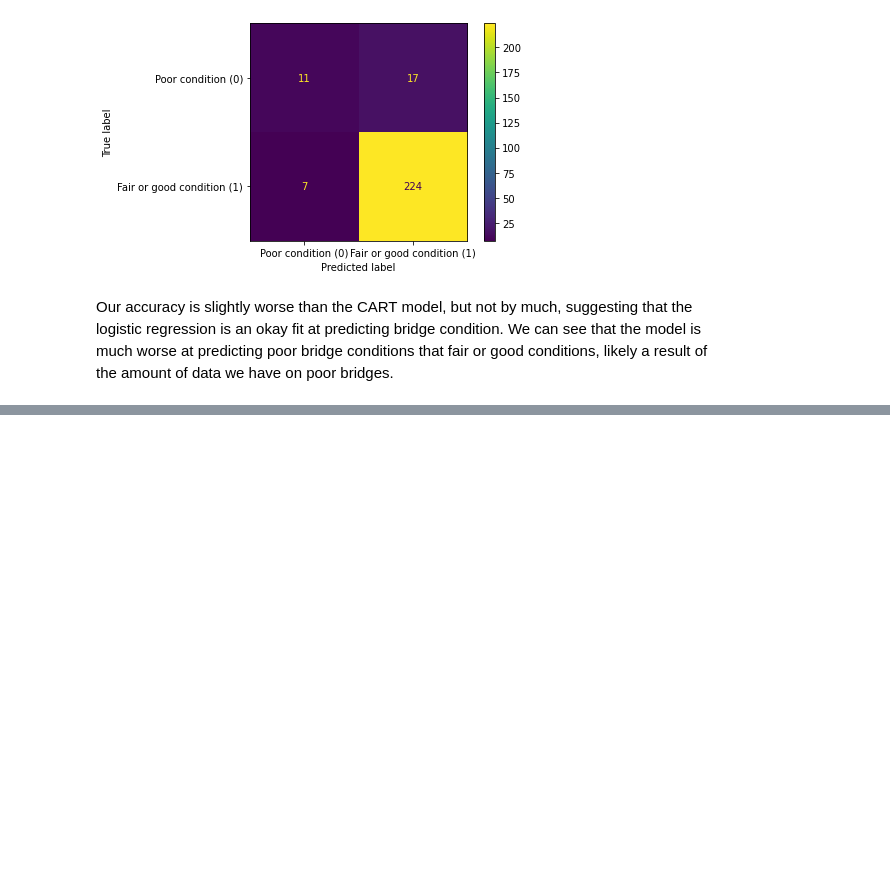
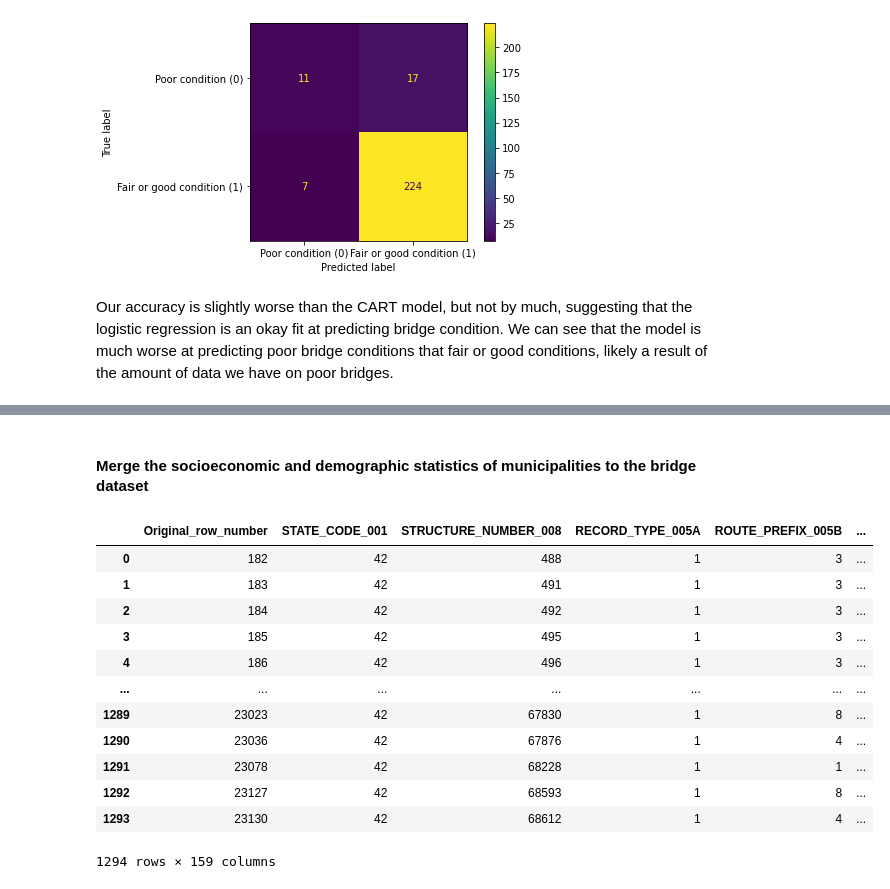
Before and after one commit to megan0422/DABPFinalProject, a Jupyter notebook: Bridge_Only_Classification_Models_Final.ipynb, the cells around one changed output, grey strips where cells are left out. Cells and saved outputs as stored; diff of their text form; code cells hidden in the pictures; blank space fills up the shorter version.

```diff
--- a/Bridge_Only_Classification_Models_Final.ipynb
+++ b/Bridge_Only_Classification_Models_Final.ipynb
@@ -493,0 +486,3 @@ Our accuracy is slightly worse than the CART model, but not by much, suggesting
+# %%
+#Convert the keys of the dictionary to string characters
+CensusTracts_to_Municipality_dict = {str(key): str(value) for key, value in CensusTracts_to_Municipality_dict.items()}
@@ -493,0 +651,2 @@ Our accuracy is slightly worse than the CART model, but not by much, suggesting
+# %% [markdown]
+#### Merge the socioeconomic and demographic statistics of municipalities to the bridge dataset
@@ -493,0 +677,16 @@ Our accuracy is slightly worse than the CART model, but not by much, suggesting
+# %%
+Bridges_Municipalities_Demographics_df
+# %% [output]
+|  | Original_row_number | STATE_CODE_001 | STRUCTURE_NUMBER_008 | RECORD_TYPE_005A | ROUTE_PREFIX_005B | ... |
+| 0 | 182 | 42 | 488 | 1 | 3 | ... |
+| 1 | 183 | 42 | 491 | 1 | 3 | ... |
+| 2 | 184 | 42 | 492 | 1 | 3 | ... |
+| 3 | 185 | 42 | 495 | 1 | 3 | ... |
+| 4 | 186 | 42 | 496 | 1 | 3 | ... |
+| ... | ... | ... | ... | ... | ... | ... |
+| 1289 | 23023 | 42 | 67830 | 1 | 8 | ... |
+| 1290 | 23036 | 42 | 67876 | 1 | 4 | ... |
+| 1291 | 23078 | 42 | 68228 | 1 | 1 | ... |
+| 1292 | 23127 | 42 | 68593 | 1 | 8 | ... |
+| 1293 | 23130 | 42 | 68612 | 1 | 4 | ... |
+1294 rows × 159 columns
```
Also changed, not shown: parts of 29 cells of this notebook, 6 other files.
